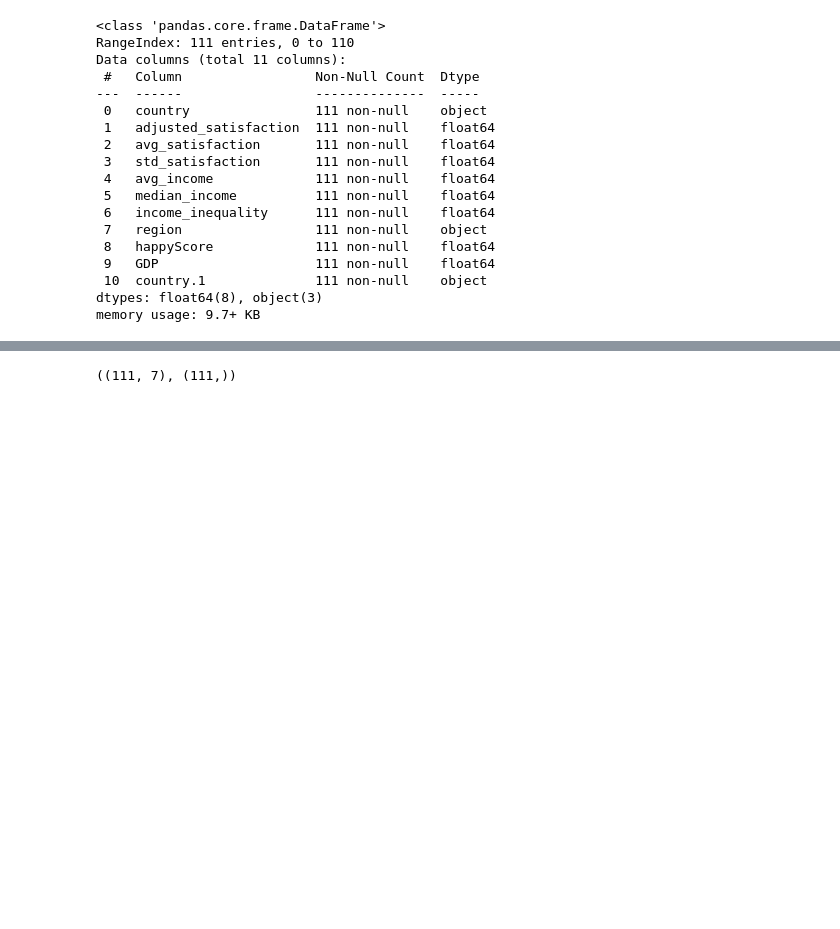
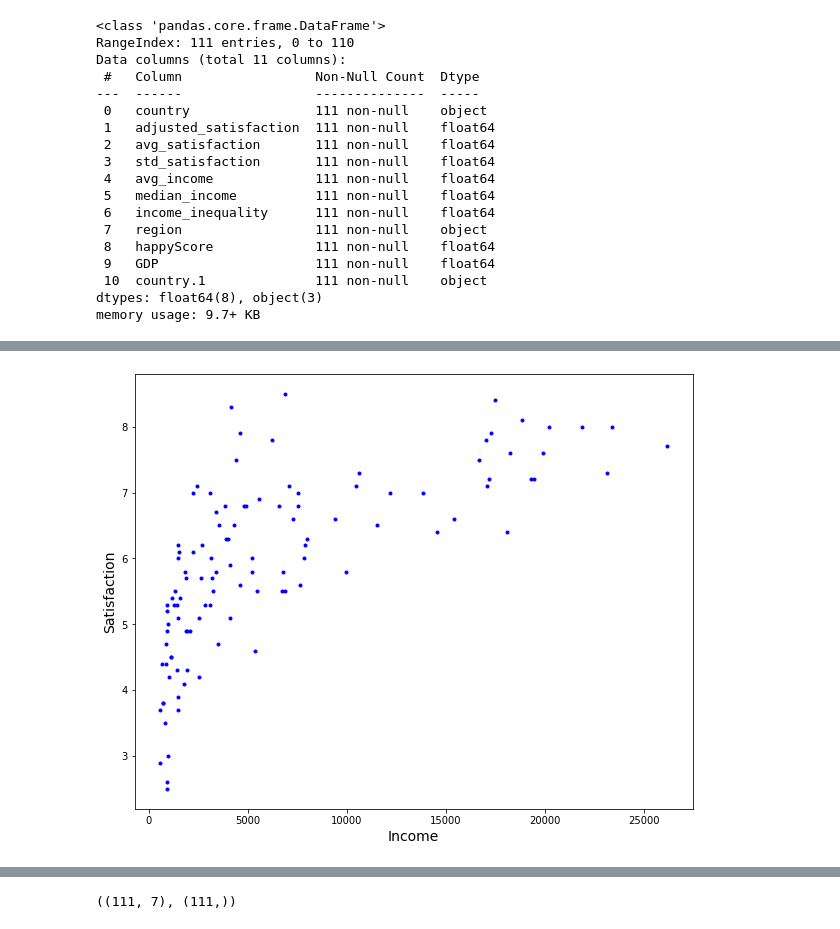
Before and after one commit to codelock54/Happiness-Rank-2015, a Jupyter notebook: Predicting Happy_Score.ipynb, the cells around one changed output, grey strips where cells are left out. Cells and saved outputs as stored; diff of their text form; code cells hidden in the pictures; blank space fills up the shorter version.

```diff
--- a/Predicting Happy_Score.ipynb
+++ b/Predicting Happy_Score.ipynb
@@ -74,0 +80,9 @@ Text(0.5, 0, 'avg_income')
+# %%
+"""Graphic avg satisfaction vs avg income"""
+plt.figure(figsize=(10,8))
+plt.plot(data['avg_income'],data['avg_satisfaction'], "b.")
+plt.ylabel("Satisfaction", fontsize=14)
+plt.xlabel("Income", fontsize=14)
+plt.show()
+# %% [output]
+[figure, added]
```
Also changed, not shown: parts of 20 cells of this notebook.
